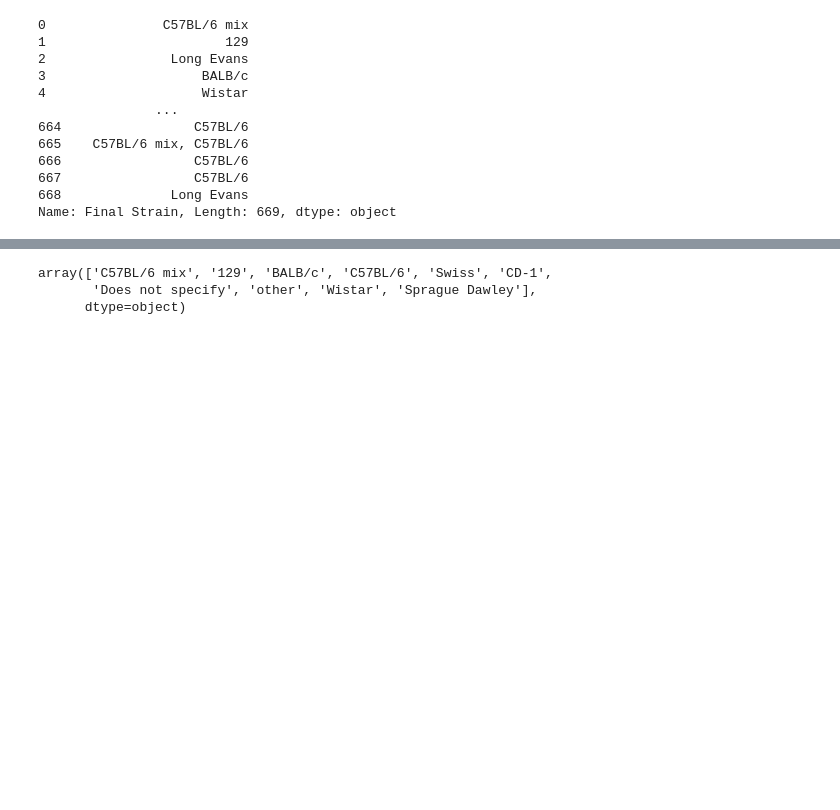
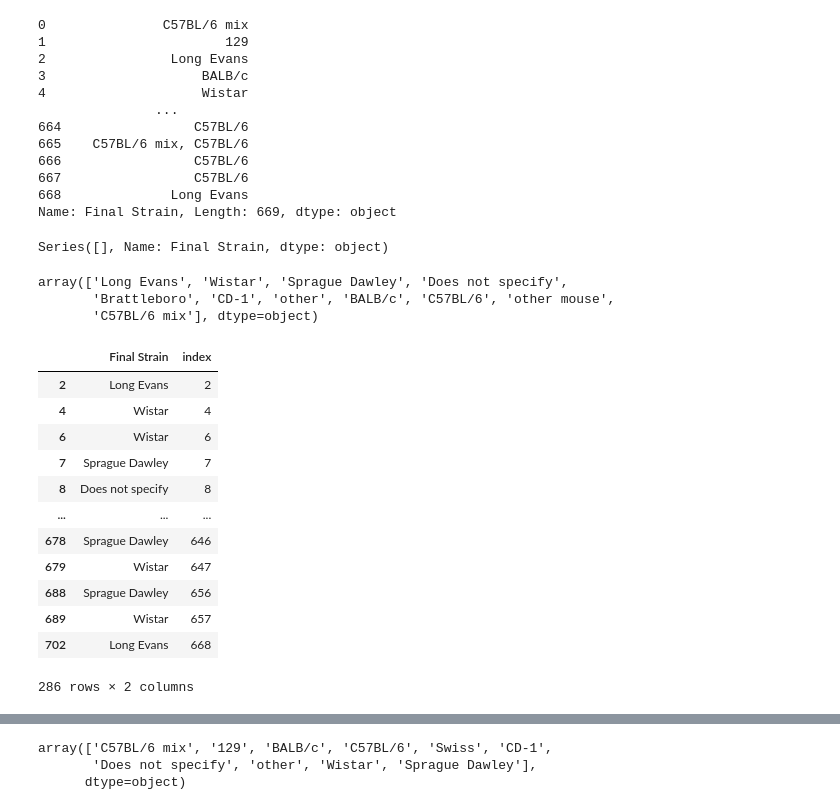
Before and after one commit to padillacoreanolab/literature_review_processing, a Jupyter notebook: results/2022_09_09_literature_review_processing/literature_review_survey_processing_meghan.ipynb, the cells around one changed output, grey strips where cells are left out. Cells and saved outputs as stored; diff of their text form; code cells hidden in the pictures; blank space fills up the shorter version.

```diff
--- a/results/2022_09_09_literature_review_processing/literature_review_survey_processing_meghan.ipynb
+++ b/results/2022_09_09_literature_review_processing/literature_review_survey_processing_meghan.ipynb
@@ -456,3 +462,31 @@ rat_strains_df[STRAIN] = rat_strains_df[STRAIN].replace(['other rat'], 'other')
+# %%
+rows_with_bad_strains = rat_strains_df.loc[:, STRAIN] == 'other rat'
+rat_strains_df.loc[rows_with_bad_strains, STRAIN]
+# %% [output]
+Series([], Name: Final Strain, dtype: object)
+# %%
+# checking that it replaced
+rat_strains_df[STRAIN].unique()
+# %% [output]
+array(['Long Evans', 'Wistar', 'Sprague Dawley', 'Does not specify',
+       'Brattleboro', 'CD-1', 'other', 'BALB/c', 'C57BL/6', 'other mouse',
+       'C57BL/6 mix'], dtype=object)
+# %%
+rat_strains_df[[STRAIN, 'index']]
+# %% [output]
+|  | Final Strain | index |
+| 2 | Long Evans | 2 |
+| 4 | Wistar | 4 |
+| 6 | Wistar | 6 |
+| 7 | Sprague Dawley | 7 |
+| 8 | Does not specify | 8 |
+| ... | ... | ... |
+| 678 | Sprague Dawley | 646 |
+| 679 | Wistar | 647 |
+| 688 | Sprague Dawley | 656 |
+| 689 | Wistar | 657 |
+| 702 | Long Evans | 668 |
+286 rows × 2 columns
 # %%
 rat_strains_df = rat_strains_df[[STRAIN, 'index']]
 rat_total = rat_strains_df.groupby(STRAIN).count()
```
Also changed, not shown: parts of 20 cells of this notebook, 1 other file.
